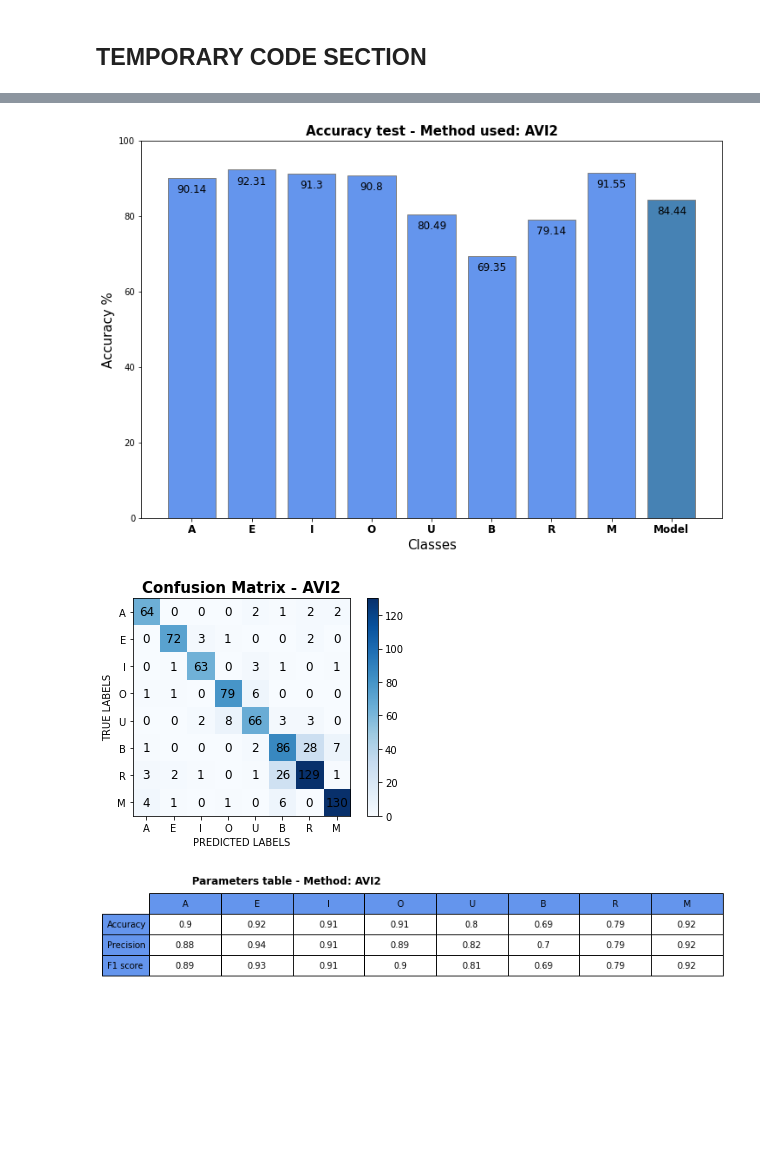
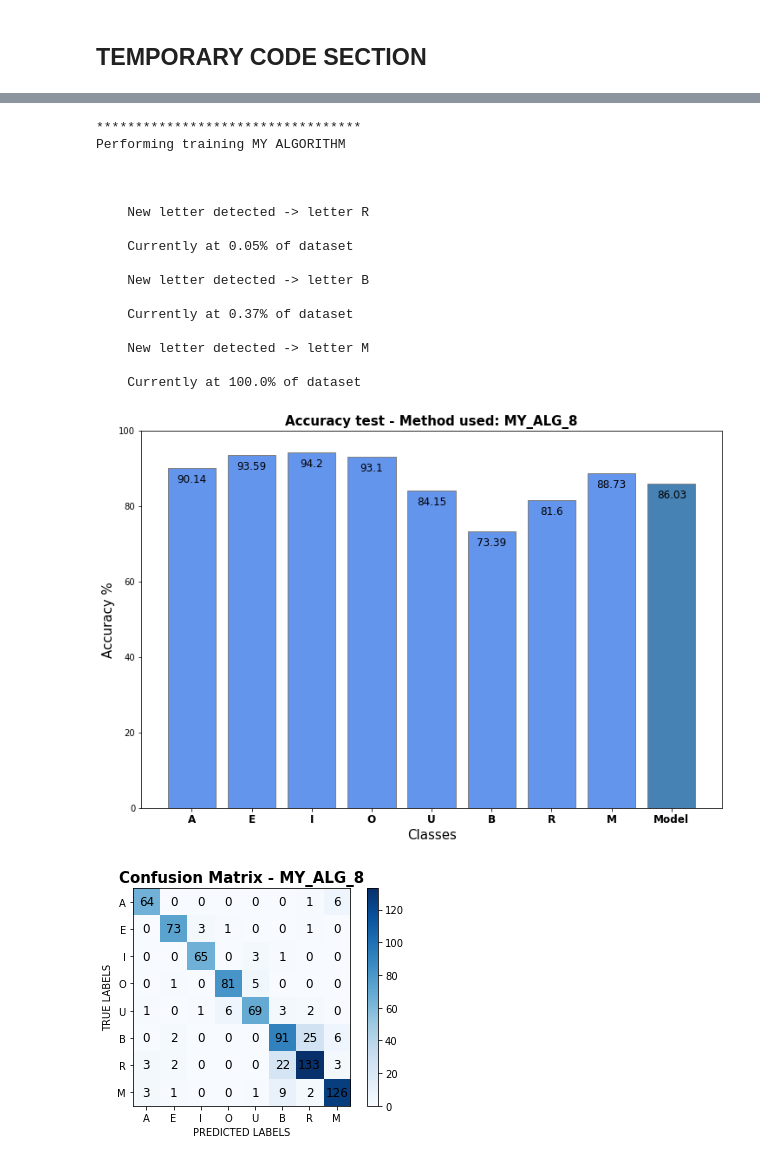
Before and after one commit to AlessandroAvi/Master_Thesis, a Jupyter notebook: Letters_application/Python/TinyOL.ipynb, the cells around one changed output, grey strips where cells are left out. Cells and saved outputs as stored; diff of their text form; code cells hidden in the pictures; blank space fills up the shorter version.

Commit message:
Tested my algorithm at changing batch size

```diff
--- a/Letters_application/Python/TinyOL.ipynb
+++ b/Letters_application/Python/TinyOL.ipynb
@@ -1305,8 +1288,8 @@ myTable.table_params(Model_AVI)
 [figure]
 # %%
-def trainOneEpochOL_AVI_2(model, x_train, x_test, y_train, y_test):
+def trainOneEpochOL_MY_ALG(model, x_train, x_test, y_train, y_test):
 
-    print('**********************************\nPerforming training AVI \n ')
+    print('**********************************\nPerforming training MY ALGORITHM \n ')
 
     cntr = 1
     learn_rate = model.l_rate
@@ -1407,11 +1390,3 @@ def trainOneEpochOL_AVI_2(model, x_train, x_test, y_train, y_test):
                     t = np.copy(k)
 
             model.conf_matr[t,p] += 1
-# %%
-Model_AVI2 = Custom_Layer(model)
-Model_AVI2.title = 'AVI2'
-Model_AVI2.filename = 'AVI2'
-Model_AVI2.l_rate = 0.005
-Model_AVI2.batch_size = 64
-
-trainOneEpochOL_AVI_2(Model_AVI2, data_train, data_test, label_train, label_test)
@@ -1435,9 +1393,32 @@ Performing training AVI
-# %%
-myWrite.save_PCconfMatrix(Model_AVI2)
-myBar.plot_barChart(Model_AVI2)
-myMatrix.plot_confMatrix(Model_AVI2)
-myTable.table_params(Model_AVI2)
-# %% [output]
-[figure, removed]
-[figure, removed]
-[figure, removed]
+# %%
+Model_MY_ALG = Custom_Layer(model)
+Model_MY_ALG.title = 'MY_ALG_8'
+Model_MY_ALG.filename = 'MY_ALG_8'
+Model_MY_ALG.l_rate = 0.00001 #0.00001
+Model_MY_ALG.batch_size = 8
+
+trainOneEpochOL_MY_ALG(Model_MY_ALG, data_train, data_test, label_train, label_test)
+
+myWrite.save_PCconfMatrix(Model_MY_ALG)
+myBar.plot_barChart(Model_MY_ALG)
+myMatrix.plot_confMatrix(Model_MY_ALG)
+myTable.table_params(Model_MY_ALG)
+# %% [output]
+**********************************
+Performing training MY ALGORITHM
+
+
+
+    New letter detected -> letter R
+
+    Currently at 0.05% of dataset
+
+    New letter detected -> letter B
+
+    Currently at 0.37% of dataset
+
+    New letter detected -> letter M
+
+    Currently at 100.0% of dataset
+[figure, added]
+[figure, added]
```
Also changed, not shown: parts of 9 cells of this notebook, 52 other files.
